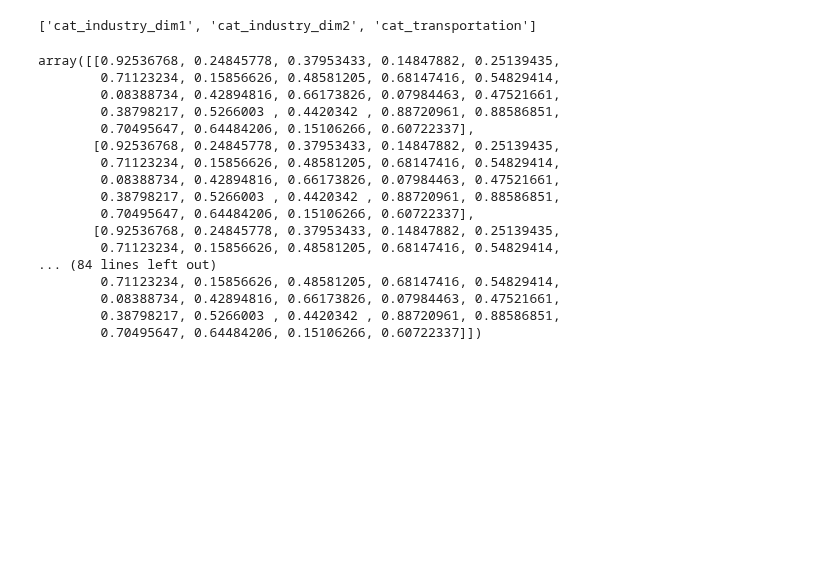
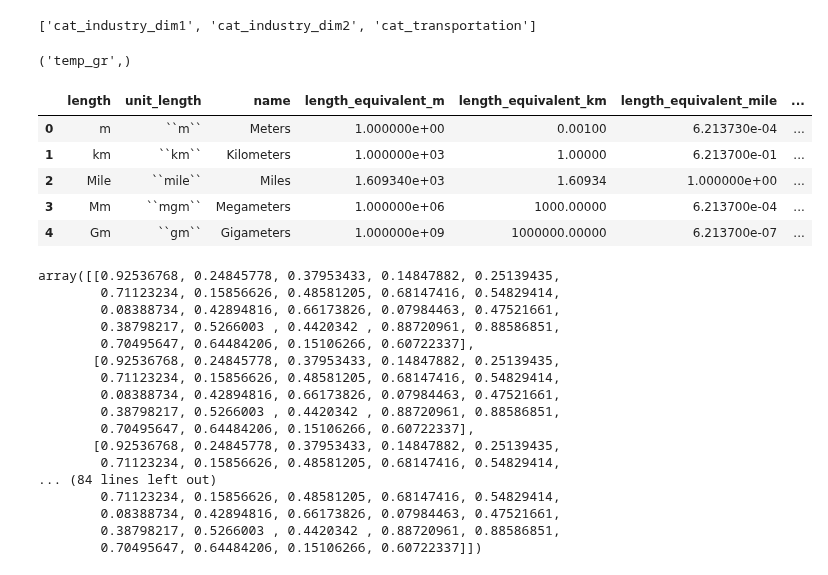
Before and after one commit to jcsyme/sisepuede, a Jupyter notebook: python/build_modvar_class.ipynb, the cells around one changed output. Saved outputs shown, nothing was run; the diff lists cells and outputs as text; code cells hidden in the pictures; blank space fills up the shorter version.

```diff
--- a/python/build_modvar_class.ipynb
+++ b/python/build_modvar_class.ipynb
@@ -107,8 +107,23 @@ modvar.dict_category_keys
 modvar.schema.mutable_elements_clean_ordered
 # %% [output]
 ['cat_industry_dim1', 'cat_industry_dim2', 'cat_transportation']
+# %%
+regex_at = re.compile("attribute_unit_(.*).csv")
+regex_at.match("attribute_unit_temp_gr.csv").groups()
+# %% [output]
+('temp_gr',)
 # %%
 #sa.model_attributes.all_model_variables
+fp = "/Users/jsyme/Documents/Projects/git_jbus/sisepuede/docs/source/csvs/attribute_length.csv"
+at = AttributeTable(fp, "length", clean_table_fields = True,)
+at.table()
+# %% [output]
+|  | length | unit_length | name | length_equivalent_m | length_equivalent_km | length_equivalent_mile | ... |
+| 0 | m | ``m`` | Meters | 1.000000e+00 | 0.00100 | 6.213730e-04 | ... |
+| 1 | km | ``km`` | Kilometers | 1.000000e+03 | 1.00000 | 6.213700e-01 | ... |
+| 2 | Mile | ``mile`` | Miles | 1.609340e+03 | 1.60934 | 1.000000e+00 | ... |
+| 3 | Mm | ``mgm`` | Megameters | 1.000000e+06 | 1000.00000 | 6.213700e-04 | ... |
+| 4 | Gm | ``gm`` | Gigameters | 1.000000e+09 | 1000000.00000 | 6.213700e-07 | ... |
 # %%
 modvar(
     df,
```
Also changed, not shown: 11 other files.
